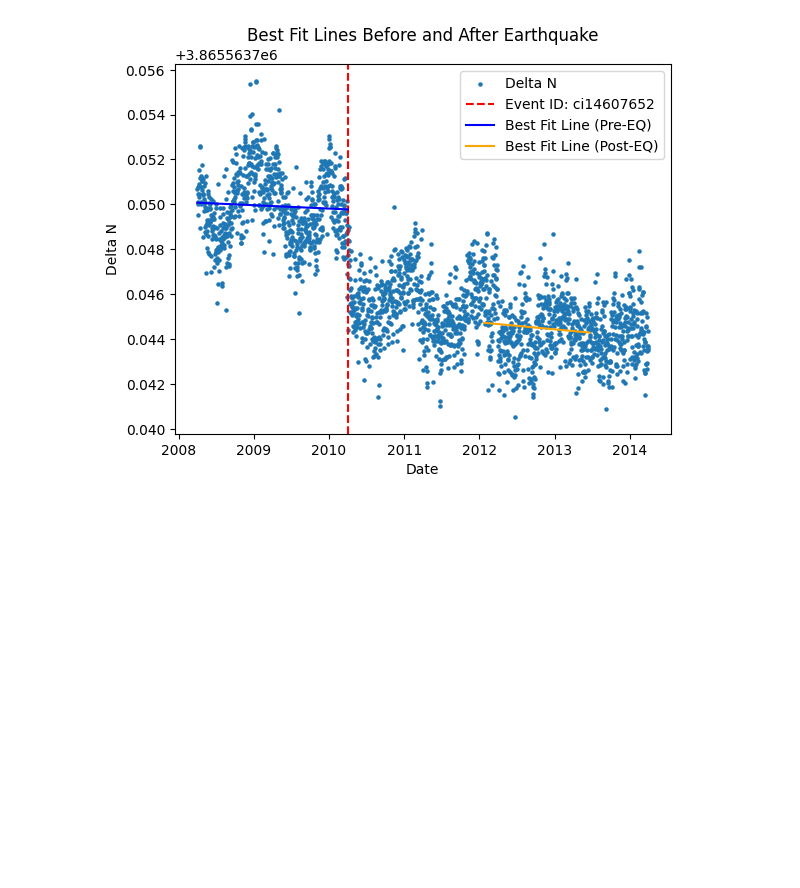
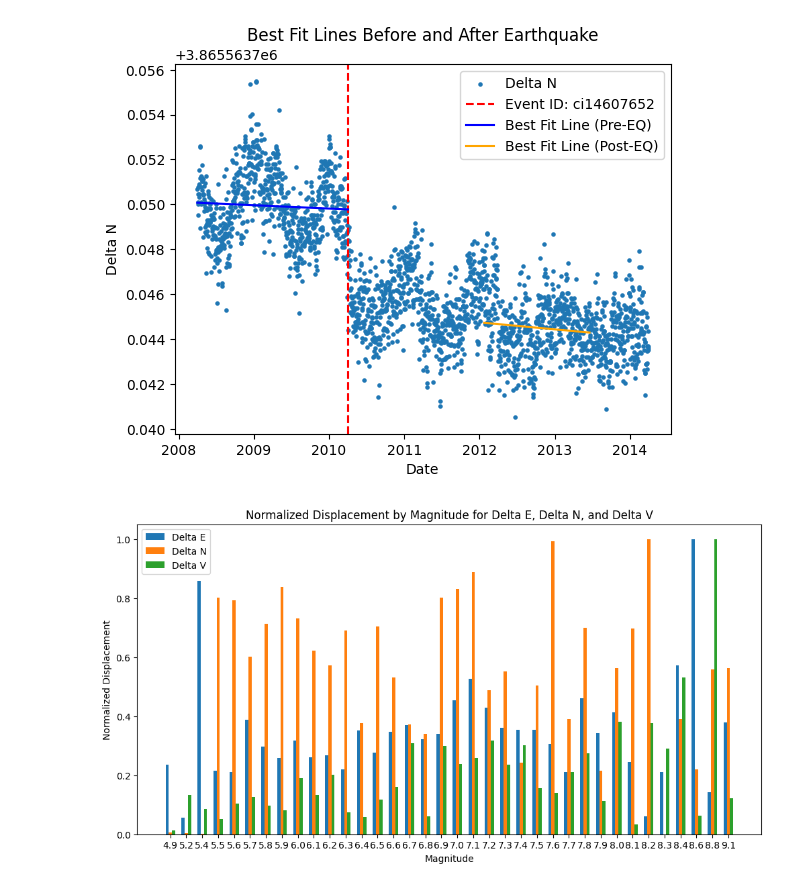
Before and after one commit to KemalcanKucuk/kusrp_gpstimeseries, a Jupyter notebook: notebooks/coseismic analysis.ipynb, the cells around one changed output. Saved outputs shown, nothing was run; the diff lists cells and outputs as text; code cells hidden in the pictures; blank space fills up the shorter version.

```diff
--- a/notebooks/coseismic analysis.ipynb
+++ b/notebooks/coseismic analysis.ipynb
@@ -135,3 +135,65 @@ plt.legend(loc='best')
 plt.show()
 # %% [output]
 [figure]
+# %%
+import pandas as pd
+import matplotlib.pyplot as plt
+import numpy as np
+
+# Initialize a list to store displacement data
+displacement_data = []
+
+# Loop through each unique event ID to calculate displacements
+for event_id in main_df['Event ID'].dropna().unique():
+    event_data = main_df[main_df['Event ID'] == event_id]
+
+    # Ensure that we have data for the day before and after the event
+    if len(event_data) >= 2:
+        # Sort by date
+        event_data_sorted = event_data.sort_values('Date')
+
+        # Get the data for the day before and the day after the event
+        day_before = event_data_sorted.iloc[0]  # First row, before the earthquake
+        day_after = event_data_sorted.iloc[-1]  # Last row, after the earthquake
+
+        # Calculate the displacement for each delta component
+        delta_e_displacement = abs(day_after['Delta E'] - day_before['Delta E'])
+        delta_n_displacement = abs(day_after['Delta N'] - day_before['Delta N'])
+        delta_v_displacement = abs(day_after['Delta V'] - day_before['Delta V'])
+
+        # Append displacement data along with the event magnitude
+        displacement_data.append([day_after['Event Magnitude'], delta_e_displacement, delta_n_displacement, delta_v_displacement])
+
+# Convert the displacement data into a DataFrame
+displacement_df = pd.DataFrame(displacement_data, columns=['Magnitude', 'Delta E', 'Delta N', 'Delta V'])
+
+# Group by Magnitude and calculate mean displacement for each component
+displacement_grouped = displacement_df.groupby('Magnitude').mean().reset_index()
+
+# Normalize the displacement values to a comparable scale
+displacement_grouped[['Delta E', 'Delta N', 'Delta V']] = displacement_grouped[['Delta E', 'Delta N', 'Delta V']].apply(lambda x: x / x.max())
+
+# Plotting the scaled displacement bar graph for each magnitude
+fig, ax = plt.subplots(figsize=(12, 6))
+
+# Set the positions for the bars
+bar_width = 0.2
+index = np.arange(len(displacement_grouped))
+
+# Plot bars for Delta E, Delta N, and Delta V
+ax.bar(index, displacement_grouped['Delta E'], bar_width, label='Delta E')
+ax.bar(index + bar_width, displacement_grouped['Delta N'], bar_width, label='Delta N')
+ax.bar(index + 2 * bar_width, displacement_grouped['Delta V'], bar_width, label='Delta V')
+
+# Set labels and titles
+ax.set_xlabel('Magnitude')
+ax.set_ylabel('Normalized Displacement')
+ax.set_title('Normalized Displacement by Magnitude for Delta E, Delta N, and Delta V')
+ax.set_xticks(index + bar_width)
+ax.set_xticklabels(displacement_grouped['Magnitude'].round(2))
+ax.legend()
+
+# Display the plot
+plt.show()
+# %% [output]
+[figure, added]
```
Also changed, not shown: 2 other files.
